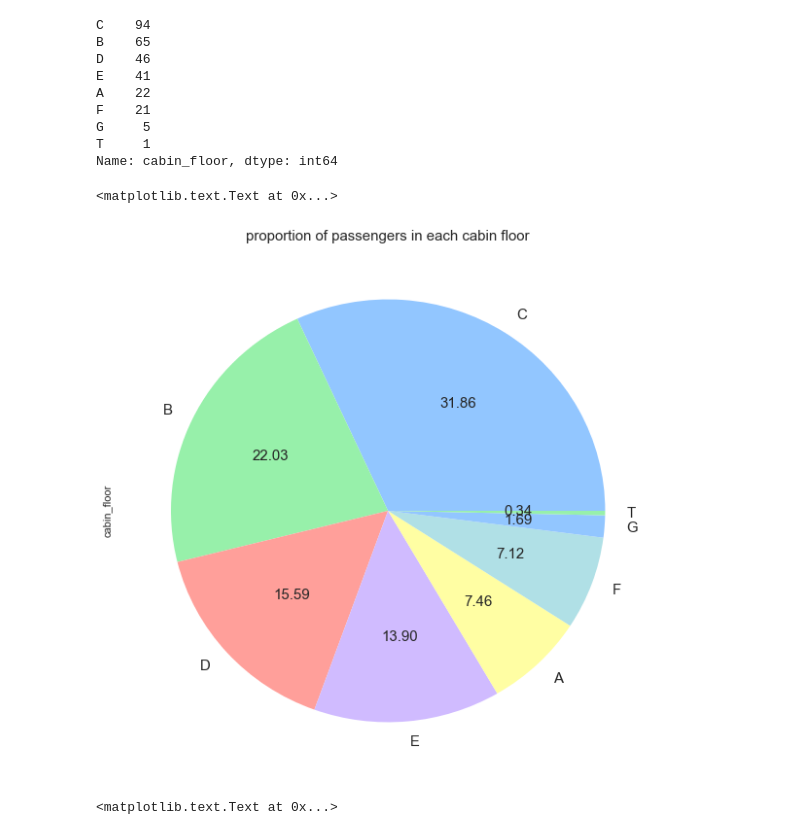
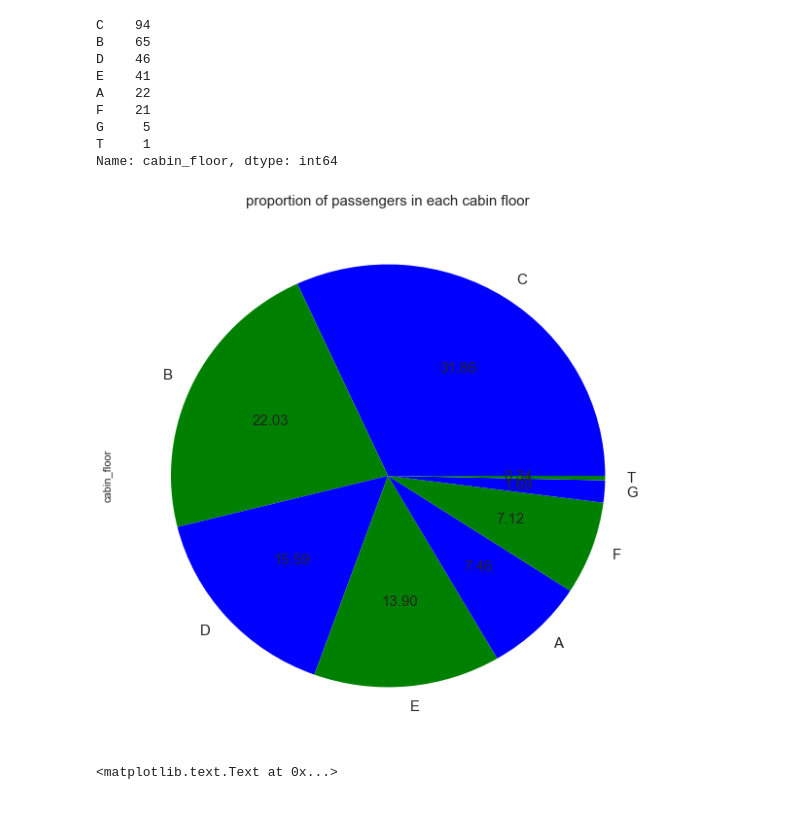
Before and after one commit to odorgergo/ada-rag, a Jupyter notebook: 01 - Pandas and Data Wrangling/Homework 1.ipynb, the cells around one changed output. Drawn from its saved outputs; the diff is of its cells as text; code cells hidden in the pictures.

```diff
--- a/01 - Pandas and Data Wrangling/Homework 1.ipynb
+++ b/01 - Pandas and Data Wrangling/Homework 1.ipynb
@@ -256,11 +256,12 @@ Name: cabin_floor, dtype: int64
 # %%
 a = titanic.cabin_floor.value_counts()
 # %%
-a.plot.pie(autopct='%.2f', figsize= (10,10), fontsize = 15)
-plt.title('proportion of passengers in each cabin floor', fontsize=15)
+colors=['#12efff','#eee111','#eee00f','#e00fff','#123456','#abc222','#000000','#123fff','#1eff1f','#2edf4f','#2eaf9f','#22222f',
+        '#eeeff1','#eee112','#00ef00','#aa0000','#0000aa','#000999','#32efff','#23ef68','#2e3f56','#7eef1f','#eeef11']
+a.plot.pie(autopct='%.2f', figsize= (10,10), fontsize = 15, colors=['b','g'])
+plt.title('proportion of passengers in each cabin floor', fontsize=15);
 # %% [output]
-<matplotlib.text.Text at 0x...>
-[figure, old version]
+[figure, new version]
 # %%
 titanic[titanic.survived == 1].pclass.value_counts().plot.pie(autopct='%.2f', figsize= (10,10), fontsize = 15)
 plt.title('proportion of survived passengers by travel class', fontsize=15)
```
Also changed, not shown: parts of 10 cells of this notebook.
